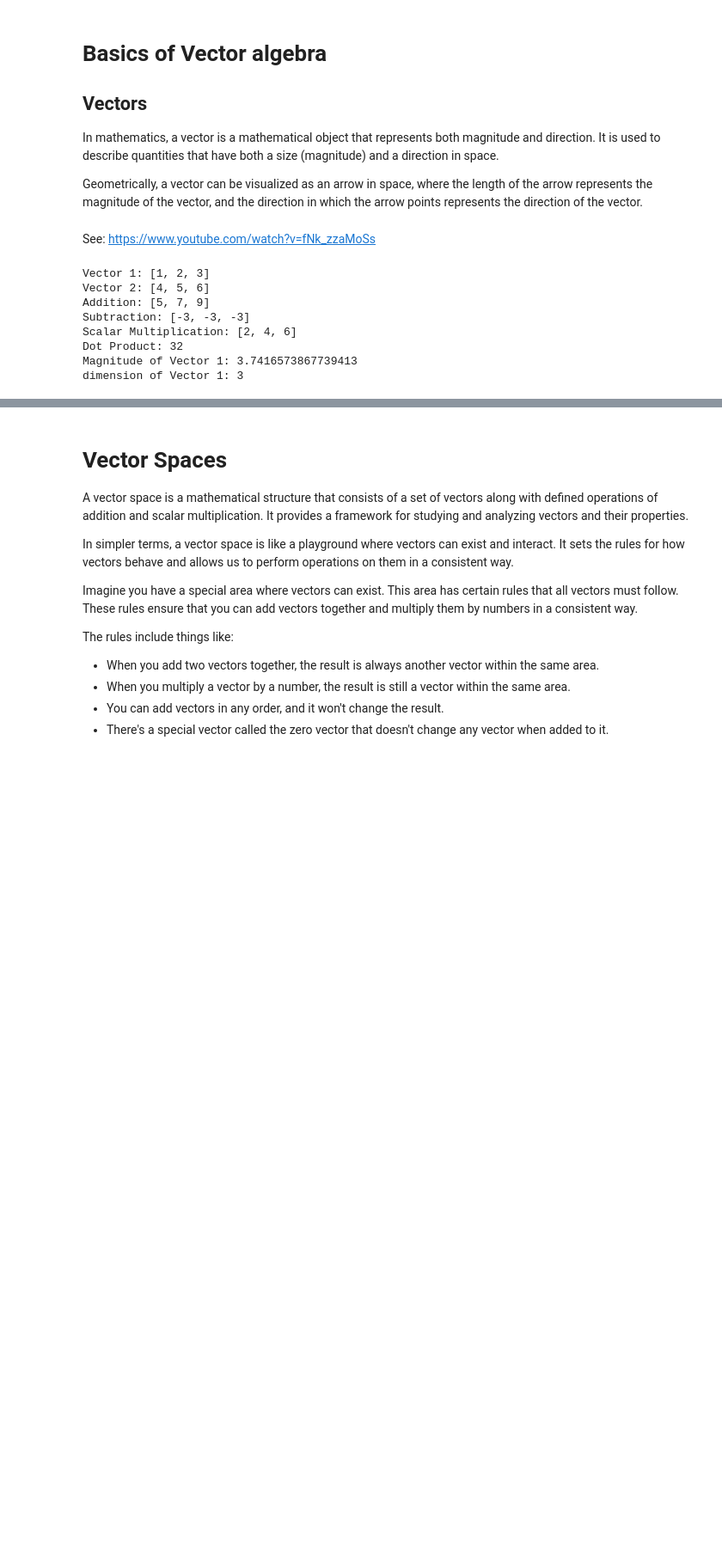
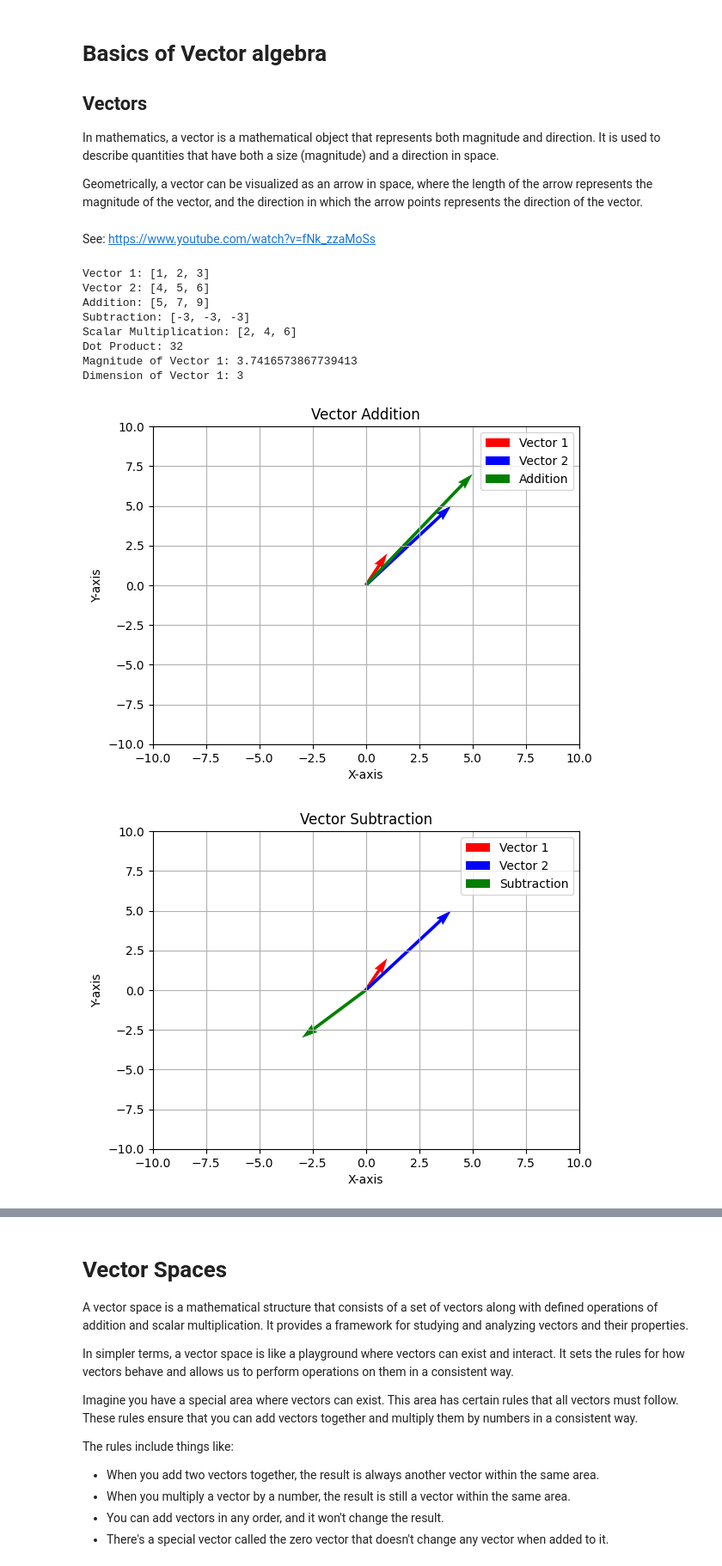
Before and after one commit to dineshkumarsarangapani/VectorSearch-A-guide, a Jupyter notebook: Vector_Search_A_complete_Guide.ipynb, the cells around one changed output, grey strips where cells are left out. Shown at 86% size. Drawn from its saved outputs; the diff is of its cells as text; code cells hidden in the pictures; blank space fills up the shorter version.

```diff
--- a/Vector_Search_A_complete_Guide.ipynb
+++ b/Vector_Search_A_complete_Guide.ipynb
@@ -433,6 +439,8 @@ Geometrically, a vector can be visualized as an arrow in space, where the length
 # %% [markdown]
 See: https://www.youtube.com/watch?v=fNk_zzaMoSs
 # %%
+import matplotlib.pyplot as plt
+
 class Vector:
     def __init__(self, coordinates):
         self.coordinates = coordinates
@@ -478,32 +486,88 @@ print("Vector 2:", vector2)
 # Addition
 addition_result = vector1 + vector2
 print("Addition:", addition_result)
 
 # Subtraction
 subtraction_result = vector1 - vector2
 print("Subtraction:", subtraction_result)
 
 # Scalar multiplication
 scalar = 2
 scalar_multiplication_result = vector1 * scalar
 print("Scalar Multiplication:", scalar_multiplication_result)
 
 # Dot product
 dot_product_result = vector1.dot(vector2)
 print("Dot Product:", dot_product_result)
 
 # Magnitude
 magnitude = vector1.magnitude()
 print("Magnitude of Vector 1:", magnitude)
 
 dimension = len(vector1)
-print("dimension of Vector 1:", dimension)
+print("Dimension of Vector 1:", dimension)
+
+# Plotting vector addition
+plt.quiver(0, 0, vector1.coordinates[0], vector1.coordinates[1], angles='xy', scale_units='xy', scale=1, color='r', label='Vector 1')
+plt.quiver(0, 0, vector2.coordinates[0], vector2.coordinates[1], angles='xy', scale_units='xy', scale=1, color='b', label='Vector 2')
+plt.quiver(0, 0, addition_result.coordinates[0], addition_result.coordinates[1], angles='xy', scale_units='xy', scale=1, color='g', label='Addition')
+
+plt.xlim(-10, 10)
+plt.ylim(-10, 10)
+plt.xlabel('X-axis')
+plt.ylabel('Y-axis')
+plt.title('Vector Addition')
+plt.legend()
+plt.grid(True)
+plt.show()
+
+# Plotting vector subtraction
+plt.quiver(0, 0, vector1.coordinates[0], vector1.coordinates[1], angles='xy', scale_units='xy', scale=1, color='r', label='Vector 1')
+plt.quiver(0, 0, vector2.coordinates[0], vector2.coordinates[1], angles='xy', scale_units='xy', scale=1, color='b', label='Vector 2')
+plt.quiver(0, 0, subtraction_result.coordinates[0], subtraction_result.coordinates[1], angles='xy', scale_units='xy', scale=1, color='g', label='Subtraction')
+
+plt.xlim(-10, 10)
+plt.ylim(-10, 10)
+plt.xlabel('X-axis')
+plt.ylabel('Y-axis')
+plt.title('Vector Subtraction')
+plt.legend()
+plt.grid(True)
+plt.show()
+
+# Plotting dot product
+plt.quiver(0, 0, vector1.coordinates[0], vector1.coordinates[1], angles='xy', scale_units='xy', scale=1, color='r', label='Vector 1')
+plt.quiver(0, 0, vector2.coordinates[0], vector2.coordinates[1], angles='xy', scale_units='xy', scale=1, color='b', label='Vector 2')
+
+plt.xlim(-10, 10)
+plt.ylim(-10, 10)
+plt.xlabel('X-axis')
+plt.ylabel('Y-axis')
+plt.title('Dot Product')
+plt.legend()
+plt.grid(True)
+plt.show()
+
+# Plotting scalar multiplication
+plt.quiver(0, 0, vector1.coordinates[0], vector1.coordinates[1], angles='xy', scale_units='xy', scale=1, color='r', label='Vector 1')
+plt.quiver(0, 0, scalar_multiplication_result.coordinates[0], scalar_multiplication_result.coordinates[1], angles='xy', scale_units='xy', scale=1, color='g', label='Scalar Multiplication')
+
+plt.xlim(-10, 10)
+plt.ylim(-10, 10)
+plt.xlabel('X-axis')
+plt.ylabel('Y-axis')
+plt.title('Scalar Multiplication')
+plt.legend()
+plt.grid(True)
+plt.show()
 # %% [output]
 Vector 1: [1, 2, 3]
 Vector 2: [4, 5, 6]
 Addition: [5, 7, 9]
 Subtraction: [-3, -3, -3]
 Scalar Multiplication: [2, 4, 6]
 Dot Product: 32
 Magnitude of Vector 1: 3.7416573867739413
-dimension of Vector 1: 3
+Dimension of Vector 1: 3
+[figure, added]
+[figure, added]
```
Also changed, not shown: parts of 4 cells of this notebook.
